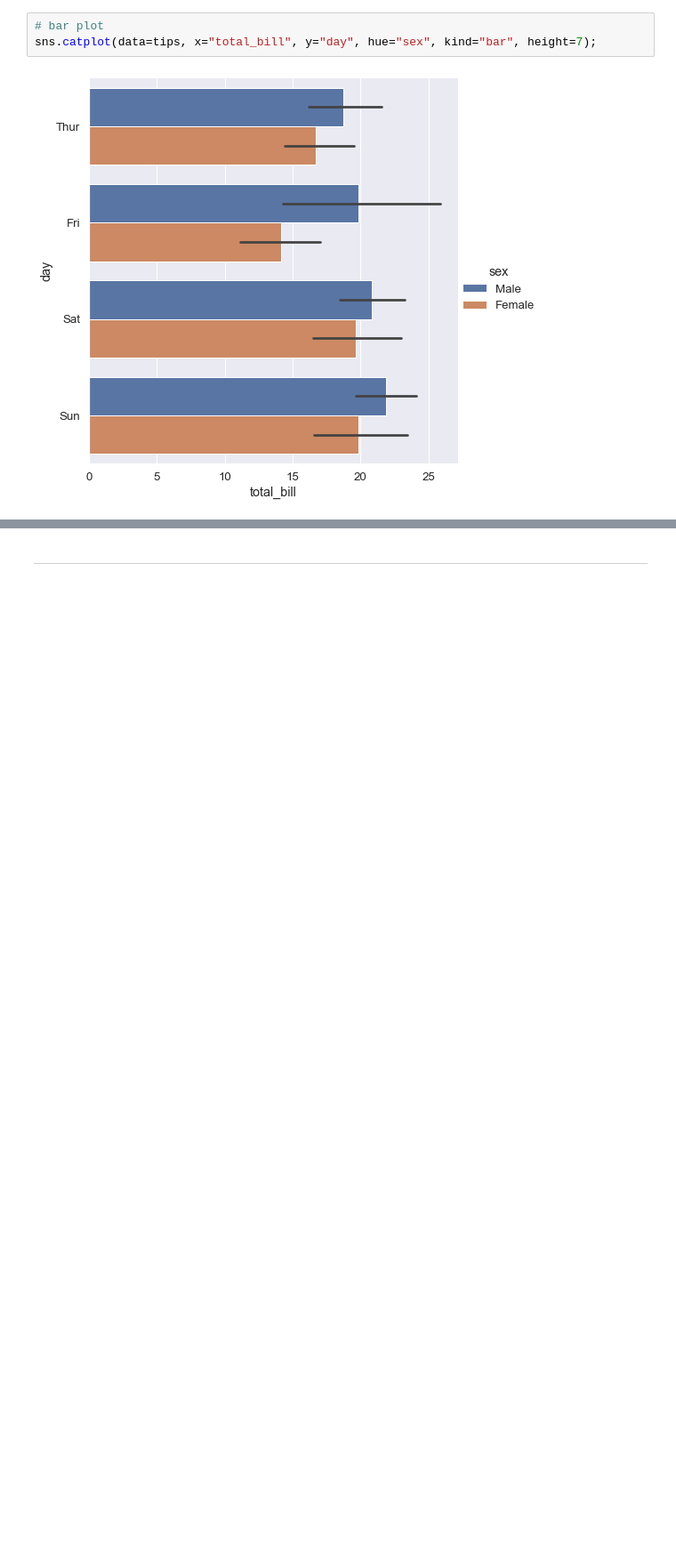
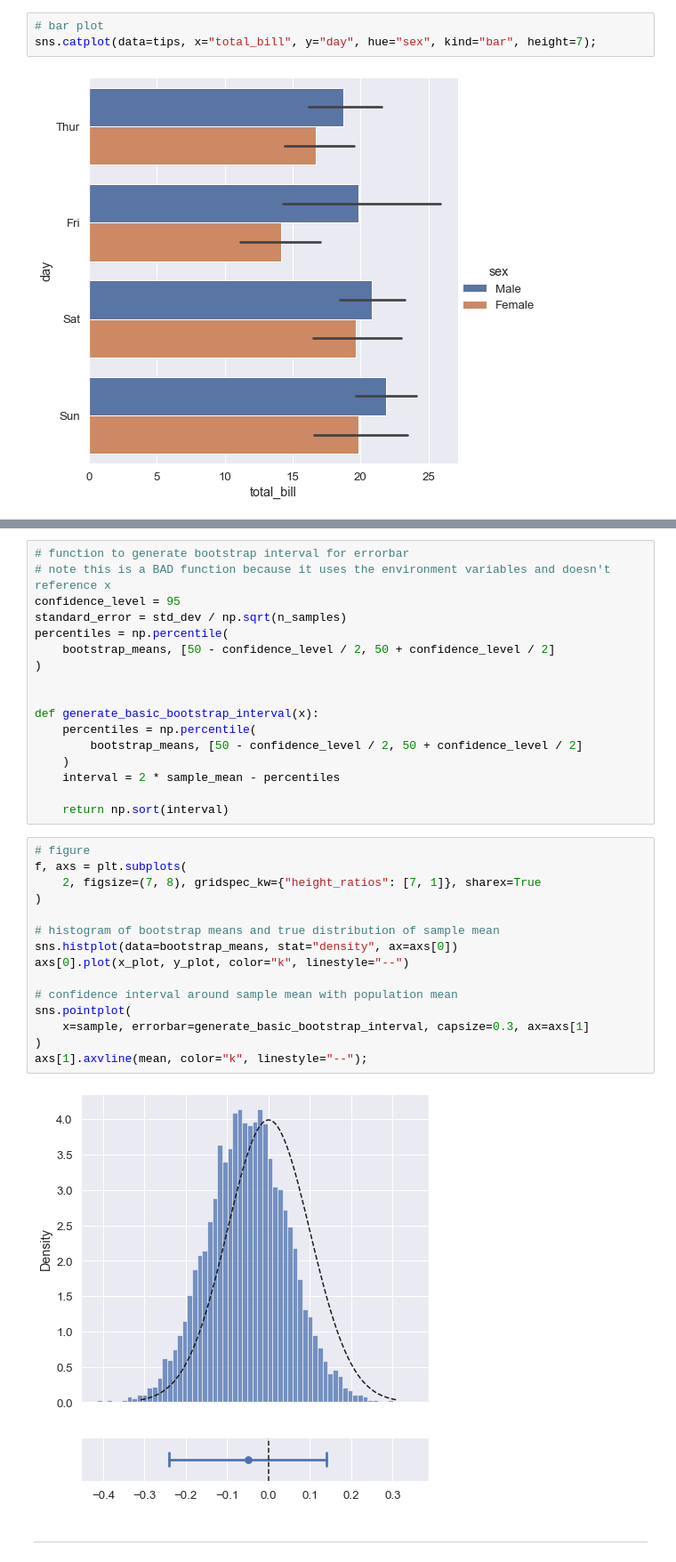
Before and after one commit to chris-leonard/python-playground, a Jupyter notebook: seaborn/seaborn-practice.ipynb, the cells around one changed output, grey strips where cells are left out. Shown at 89% size. Saved outputs shown, nothing was run; the diff lists cells and outputs as text; blank space fills up the shorter version.

Commit message:
add notes on statistical estimation

```diff
--- a/seaborn/seaborn-practice.ipynb
+++ b/seaborn/seaborn-practice.ipynb
@@ -572,3 +699,37 @@ axs[1].axvline(mean, color="k", linestyle="--");
+# %%
+# function to generate bootstrap interval for errorbar
+# note this is a BAD function because it uses the environment variables and doesn't reference x
+confidence_level = 95
+standard_error = std_dev / np.sqrt(n_samples)
+percentiles = np.percentile(
+    bootstrap_means, [50 - confidence_level / 2, 50 + confidence_level / 2]
+)
+
+
+def generate_basic_bootstrap_interval(x):
+    percentiles = np.percentile(
+        bootstrap_means, [50 - confidence_level / 2, 50 + confidence_level / 2]
+    )
+    interval = 2 * sample_mean - percentiles
+
+    return np.sort(interval)
+# %%
+# figure
+f, axs = plt.subplots(
+    2, figsize=(7, 8), gridspec_kw={"height_ratios": [7, 1]}, sharex=True
+)
+
+# histogram of bootstrap means and true distribution of sample mean
+sns.histplot(data=bootstrap_means, stat="density", ax=axs[0])
+axs[0].plot(x_plot, y_plot, color="k", linestyle="--")
+
+# confidence interval around sample mean with population mean
+sns.pointplot(
+    x=sample, errorbar=generate_basic_bootstrap_interval, capsize=0.3, ax=axs[1]
+)
+axs[1].axvline(mean, color="k", linestyle="--");
+# %% [output]
+[figure, added]
 # %% [markdown]
 ---
 # %% [markdown]
```
Also changed, not shown: parts of 28 cells of this notebook.
